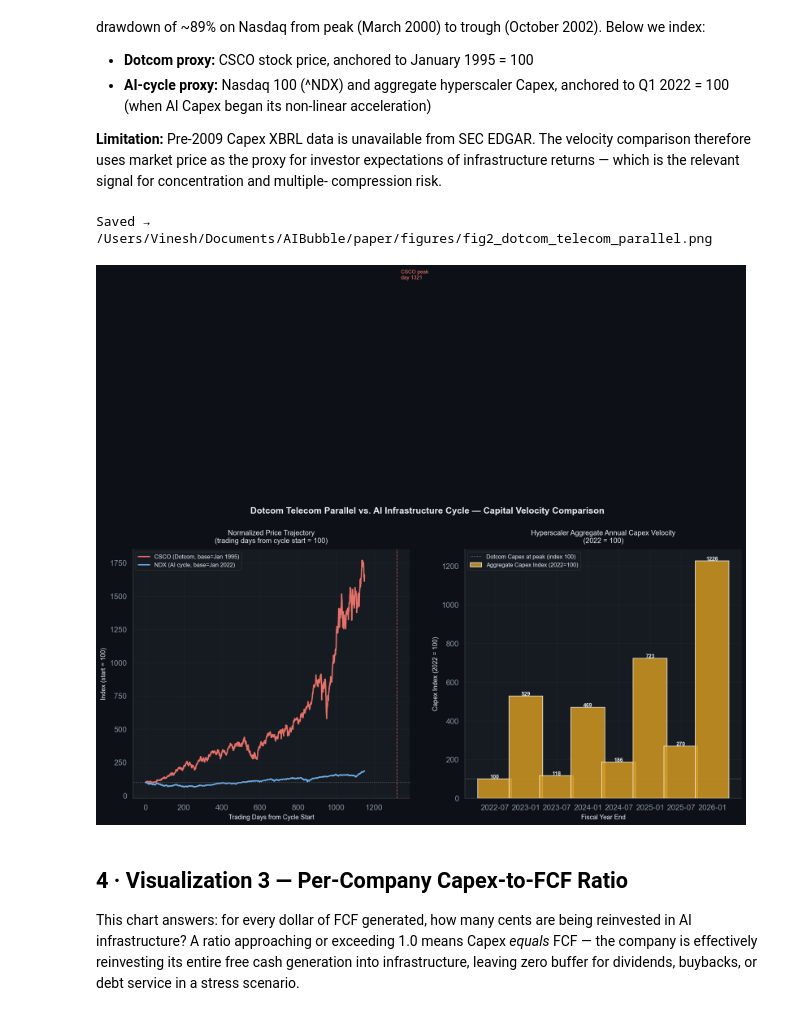
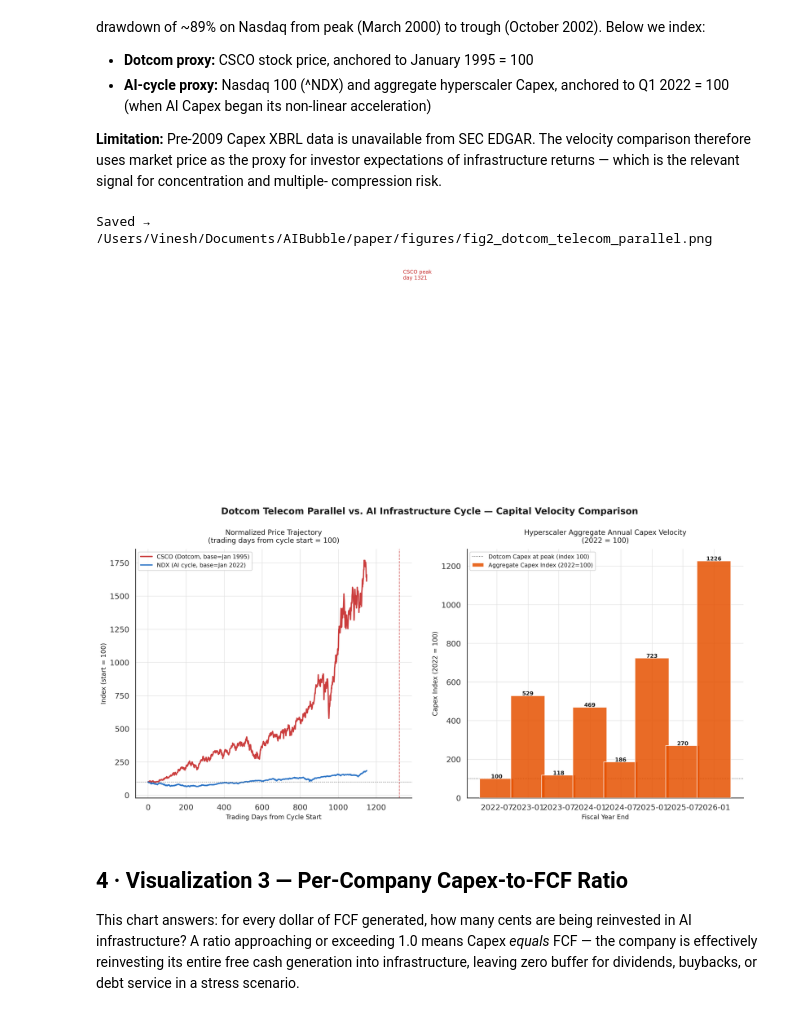
Before and after one commit to VineshRanga/Is-AIBubble, a Jupyter notebook: notebooks/module1_catalyst/02_eda_capex_monetization_gap.ipynb, the cells around one changed output. Cells and saved outputs as stored; diff of their text form; code cells hidden in the pictures.

```diff
--- a/notebooks/module1_catalyst/02_eda_capex_monetization_gap.ipynb
+++ b/notebooks/module1_catalyst/02_eda_capex_monetization_gap.ipynb
@@ -320,20 +308,20 @@ ndx_trough = ndx["2022-01-01":"2023-01-01"].idxmin()
 fig, axes = plt.subplots(1, 2, figsize=(17, 7))
 fig.suptitle(
     "Dotcom Telecom Parallel vs. AI Infrastructure Cycle — Capital Velocity Comparison",
-    fontsize=14, fontweight="bold", y=1.01, color="#e6edf3"
+    fontsize=14, fontweight="bold", y=1.01, color="#1a1a1a"
 )
 
 # ---- Left: Normalized price trajectories ----
 ax1 = axes[0]
 n = min(len(csco_norm), len(ndx_norm), 1300)
 ax1.plot(range(n), csco_norm.iloc[:n],
-         color="#ff7b72", linewidth=2, label="CSCO (Dotcom, base=Jan 1995)", alpha=0.9)
+         color="#C62828", linewidth=2, label="CSCO (Dotcom, base=Jan 1995)", alpha=0.9)
 ax1.plot(range(len(ndx_norm)), ndx_norm,
-         color="#79c0ff", linewidth=2, label="NDX (AI cycle, base=Jan 2022)", alpha=0.9)
-ax1.axvline(csco_peak_day, color="#ff7b72", linewidth=1.0, linestyle="--", alpha=0.7)
+         color="#1565C0", linewidth=2, label="NDX (AI cycle, base=Jan 2022)", alpha=0.9)
+ax1.axvline(csco_peak_day, color="#C62828", linewidth=1.0, linestyle="--", alpha=0.7)
 ax1.text(csco_peak_day + 20, csco_norm.max() * 0.92,
-         f"CSCO peak\nday {csco_peak_day}", color="#ff7b72", fontsize=8)
-ax1.axhline(100, color="#8b949e", linewidth=0.8, linestyle=":")
+         f"CSCO peak\nday {csco_peak_day}", color="#C62828", fontsize=8)
+ax1.axhline(100, color="#555555", linewidth=0.8, linestyle=":")
 ax1.set_title("Normalized Price Trajectory\n(trading days from cycle start = 100)",
               fontsize=11, pad=10)
 ax1.set_xlabel("Trading Days from Cycle Start", fontsize=10)
@@ -342,38 +330,38 @@ ax1.yaxis.set_major_formatter(mticker.FuncFormatter(lambda x, _: f"{x:.0f}"))
 ax1.legend(fontsize=9)
 for spine in ["top", "right"]:
     ax1.spines[spine].set_visible(False)
 
 # ---- Right: Capex acceleration indexed to 2022 ----
 ax2 = axes[1]
 if len(cap_norm):
     ax2.bar(
         cap_norm.index,
         cap_norm.values,
         width=200,
-        color="#d29922", alpha=0.85, label="Aggregate Capex Index (2022=100)", zorder=3
+        color="#E65100", alpha=0.85, label="Aggregate Capex Index (2022=100)", zorder=3
     )
     for i, (dt, val) in enumerate(cap_norm.items()):
         ax2.text(dt, val + 3, f"{val:.0f}", ha="center", fontsize=8.5,
-                 color="#e6edf3", fontweight="bold")
+                 color="#1a1a1a", fontweight="bold")
 
-ax2.axhline(100, color="#8b949e", linewidth=1.0, linestyle=":", label="Dotcom Capex at peak (index 100)")
+ax2.axhline(100, color="#555555", linewidth=1.0, linestyle=":", label="Dotcom Capex at peak (index 100)")
 ax2.set_title("Hyperscaler Aggregate Annual Capex Velocity\n(2022 = 100)",
               fontsize=11, pad=10)
 ax2.set_xlabel("Fiscal Year End", fontsize=10)
 ax2.set_ylabel("Capex Index (2022 = 100)", fontsize=10)
 ax2.yaxis.set_major_formatter(mticker.FuncFormatter(lambda x, _: f"{x:.0f}"))
 ax2.legend(fontsize=9)
 for spine in ["top", "right"]:
     ax2.spines[spine].set_visible(False)
 
 plt.tight_layout()
 out_path = FIGURES_DIR / "fig2_dotcom_telecom_parallel.png"
-plt.savefig(out_path, dpi=150, bbox_inches="tight", facecolor=fig.get_facecolor())
+plt.savefig(out_path, dpi=150, bbox_inches="tight", facecolor="white")
 print(f"Saved → {out_path}")
 plt.show()
 # %% [output]
 Saved → /Users/Vinesh/Documents/AIBubble/paper/figures/fig2_dotcom_telecom_parallel.png
-[figure, old version]
+[figure, new version]
 # %% [markdown]
 ## 4 · Visualization 3 — Per-Company Capex-to-FCF Ratio
 
```
Also changed, not shown: parts of 4 cells of this notebook, 9 other files.
